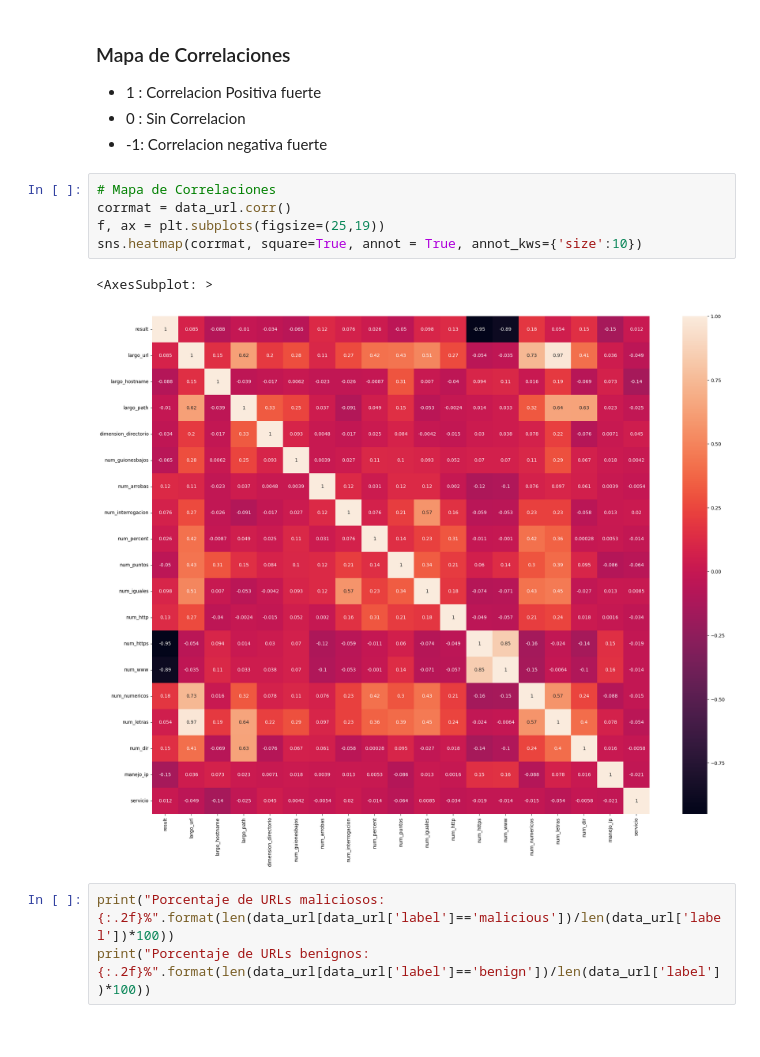
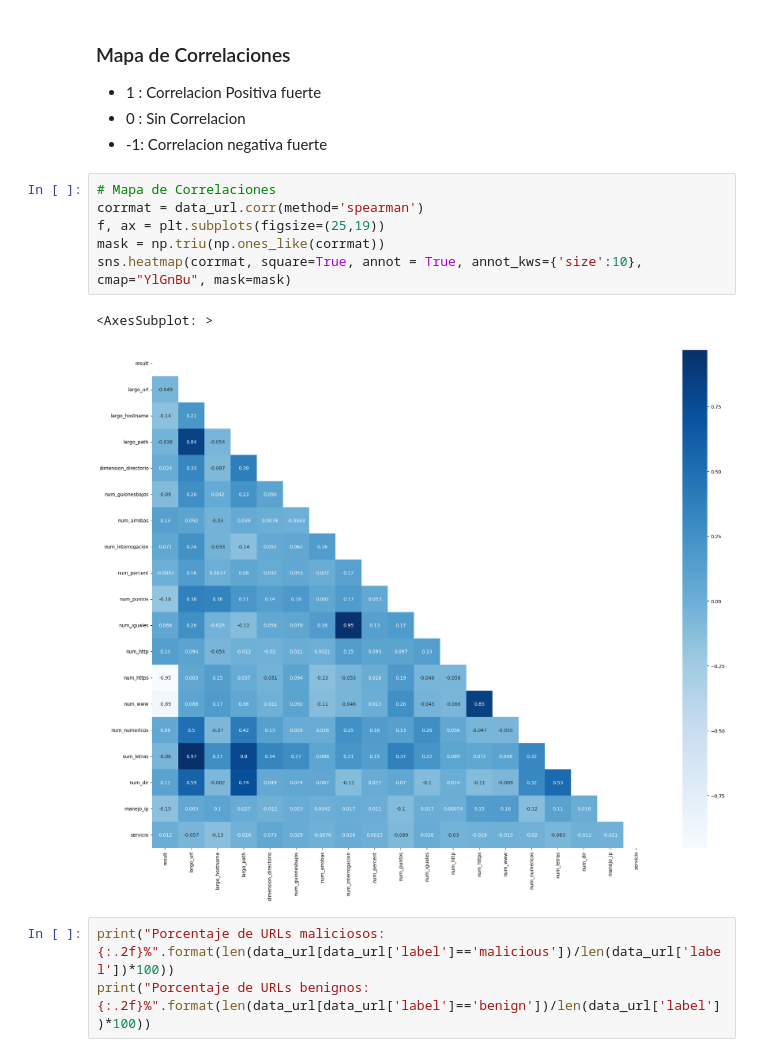
Before and after one commit to arhcoder/QuintuSCAN, a Jupyter notebook: models/Data_extraction_standardization.ipynb, the cells around one changed output. Cells and saved outputs as stored; diff of their text form.

Commit message:
Actualizacion Modelos y Carga DataSet

```diff
--- a/models/Data_extraction_standardization.ipynb
+++ b/models/Data_extraction_standardization.ipynb
@@ -122,12 +122,13 @@ data_url.head()
 + -1: Correlacion negativa fuerte
 # %%
 # Mapa de Correlaciones
-corrmat = data_url.corr()
+corrmat = data_url.corr(method='spearman')
 f, ax = plt.subplots(figsize=(25,19))
-sns.heatmap(corrmat, square=True, annot = True, annot_kws={'size':10})
+mask = np.triu(np.ones_like(corrmat))
+sns.heatmap(corrmat, square=True, annot = True, annot_kws={'size':10}, cmap="YlGnBu", mask=mask)
 # %% [output]
 <AxesSubplot: >
-[figure, old version]
+[figure, new version]
 # %%
 print("Porcentaje de URLs maliciosos: {:.2f}%".format(len(data_url[data_url['label']=='malicious'])/len(data_url['label'])*100))
 print("Porcentaje de URLs benignos: {:.2f}%".format(len(data_url[data_url['label']=='benign'])/len(data_url['label'])*100))
```
Also changed, not shown: parts of 7 cells of this notebook, 2 other files.
